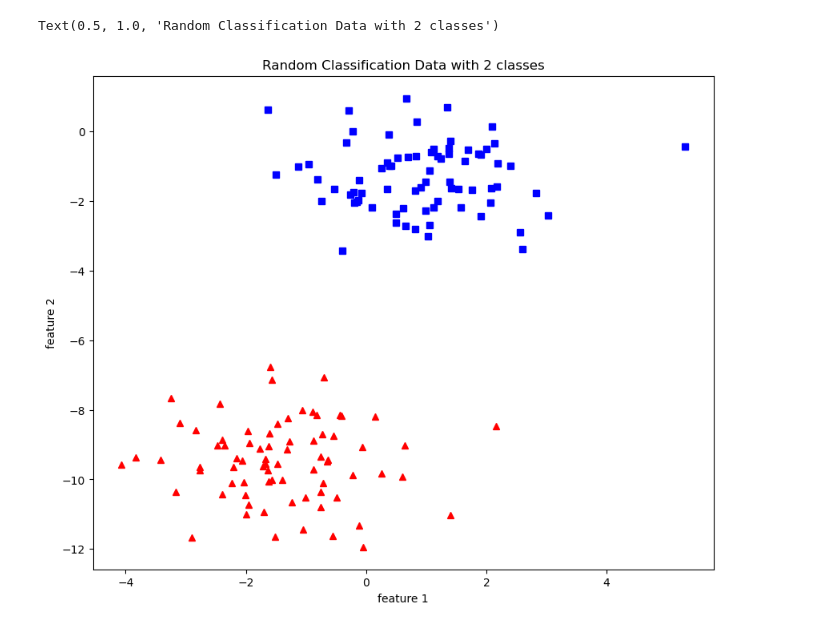
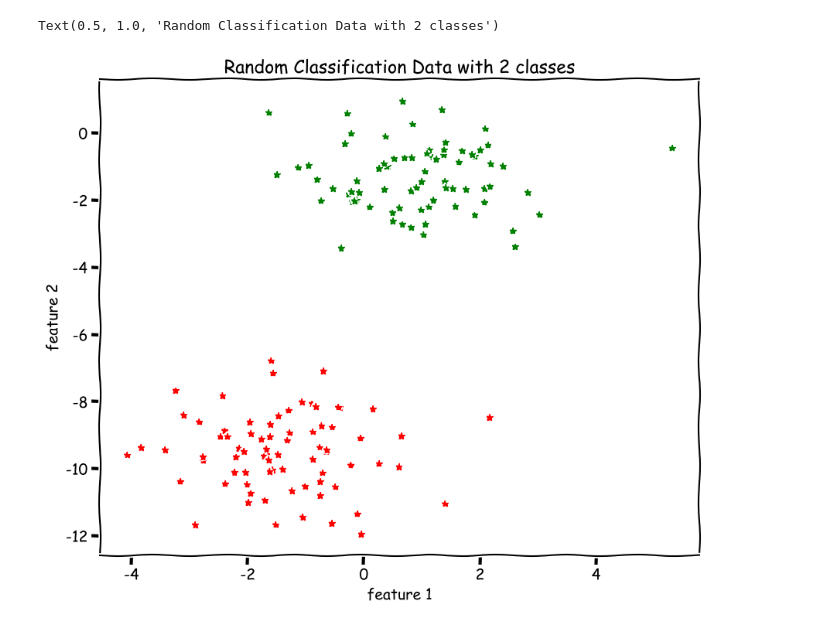
Before and after one commit to AmirJlr/Data-Science-Algorithms-FUM, a Jupyter notebook: Classification/Linear Sepration/Simple Perceptron 1.ipynb, the cells around one changed output. Saved outputs shown, nothing was run; the diff lists cells and outputs as text; code cells hidden in the pictures.

```diff
--- a/Classification/Linear Sepration/Simple Perceptron 1.ipynb
+++ b/Classification/Linear Sepration/Simple Perceptron 1.ipynb
@@ -11,15 +12,16 @@ X, y = datasets.make_blobs(n_samples=150,n_features=2,
                            random_state=2)
 # %%
 #Plotting
+plt.xkcd()
 fig = plt.figure(figsize=(10,8))
-plt.plot(X[:, 0][y == 0], X[:, 1][y == 0], 'r^')
-plt.plot(X[:, 0][y == 1], X[:, 1][y == 1], 'bs')
+plt.plot(X[:, 0][y == 0], X[:, 1][y == 0], 'r*')
+plt.plot(X[:, 0][y == 1], X[:, 1][y == 1], 'g*')
 plt.xlabel("feature 1")
 plt.ylabel("feature 2")
 plt.title('Random Classification Data with 2 classes')
 # %% [output]
 Text(0.5, 1.0, 'Random Classification Data with 2 classes')
-[figure, old version]
+[figure, new version]
 # %%
 def step_func(z):
         return 1.0 if (z > 0) else 0.0
```
Also changed, not shown: parts of 3 cells of this notebook.
